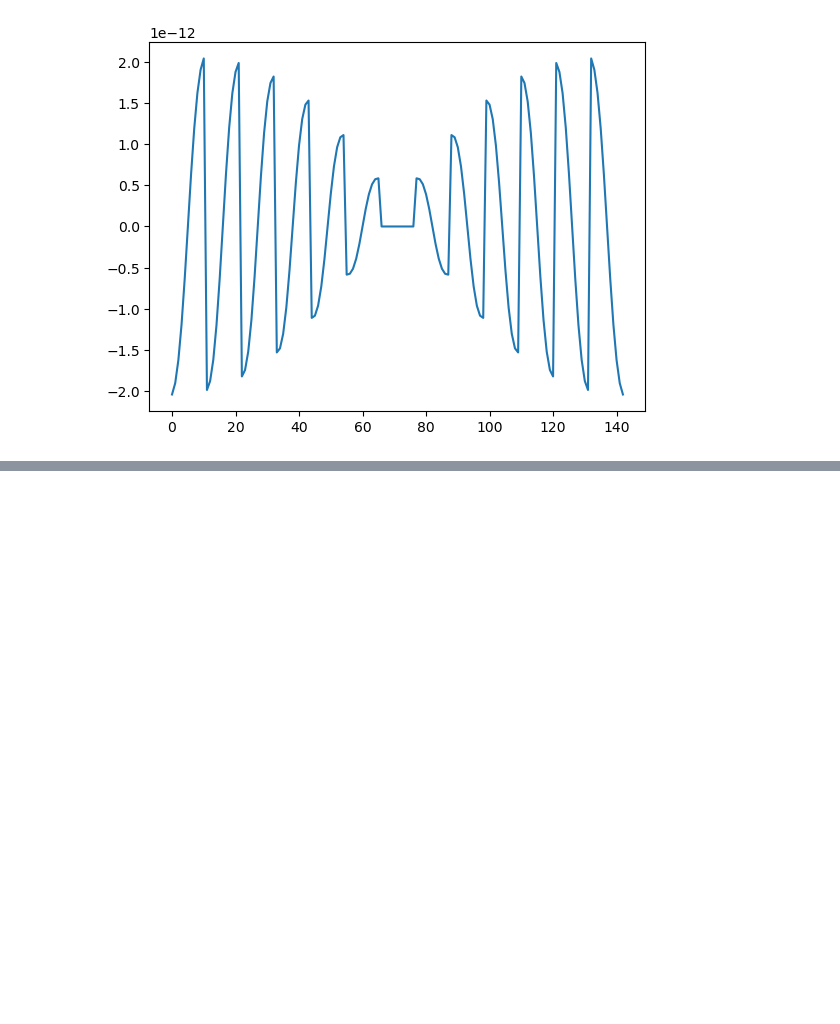
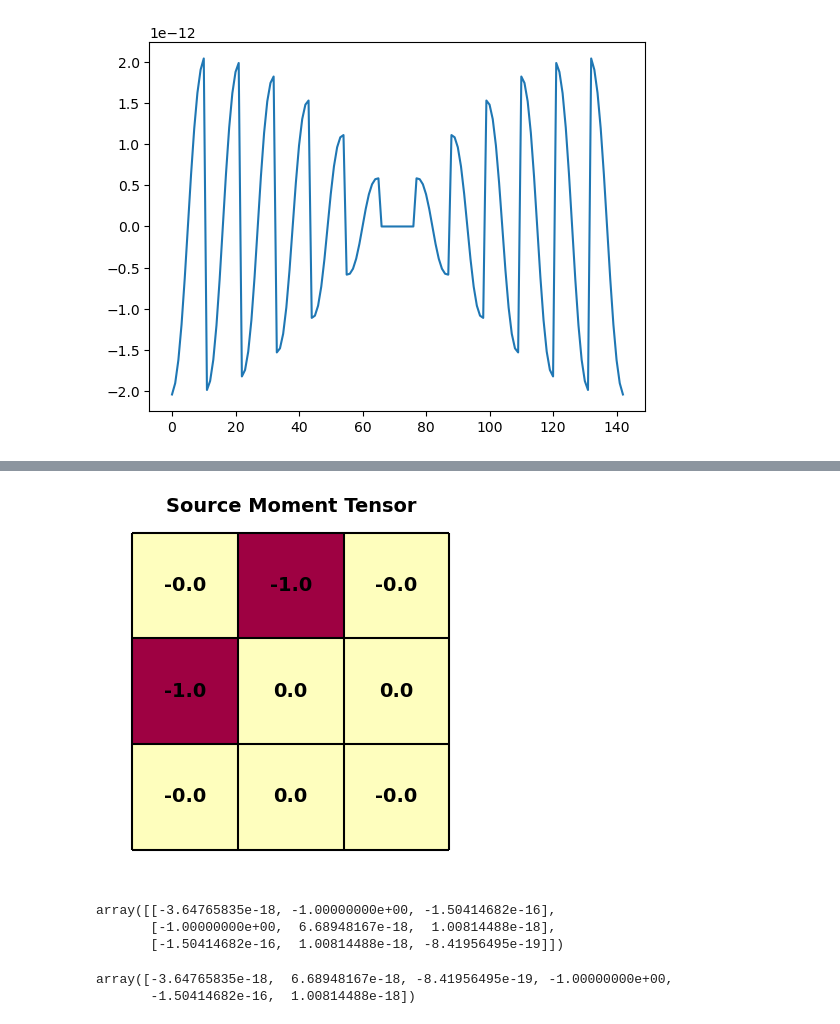
Before and after one commit to FraCSPy/FraCSPy, a Jupyter notebook: Notebooks/MTAI_Examples/MTAI_1Component_PWave_InverseCrime.ipynb, the cells around one changed output, grey strips where cells are left out. Drawn from its saved outputs; the diff is of its cells as text; code cells hidden in the pictures; blank space fills up the shorter version.

```diff
--- a/Notebooks/MTAI_Examples/MTAI_1Component_PWave_InverseCrime.ipynb
+++ b/Notebooks/MTAI_Examples/MTAI_1Component_PWave_InverseCrime.ipynb
@@ -131,0 +208,5 @@ plt.title('MT Amplitude Inversion')
+# %%
+fig,ax = plt.subplots(1,1)
+MTMatrixplot(ax,mt_est)
+# %% [output]
+[figure, added]
@@ -131,0 +215,11 @@ plt.title('MT Amplitude Inversion')
+# %%
+mt_matrix
+# %% [output]
+array([[-3.64765835e-18, -1.00000000e+00, -1.50414682e-16],
+       [-1.00000000e+00,  6.68948167e-18,  1.00814488e-18],
+       [-1.50414682e-16,  1.00814488e-18, -8.41956495e-19]])
+# %%
+mt_est
+# %% [output]
+array([-3.64765835e-18,  6.68948167e-18, -8.41956495e-19, -1.00000000e+00,
+       -1.50414682e-16,  1.00814488e-18])
```
Also changed, not shown: parts of 5 cells of this notebook, 19 other files.
